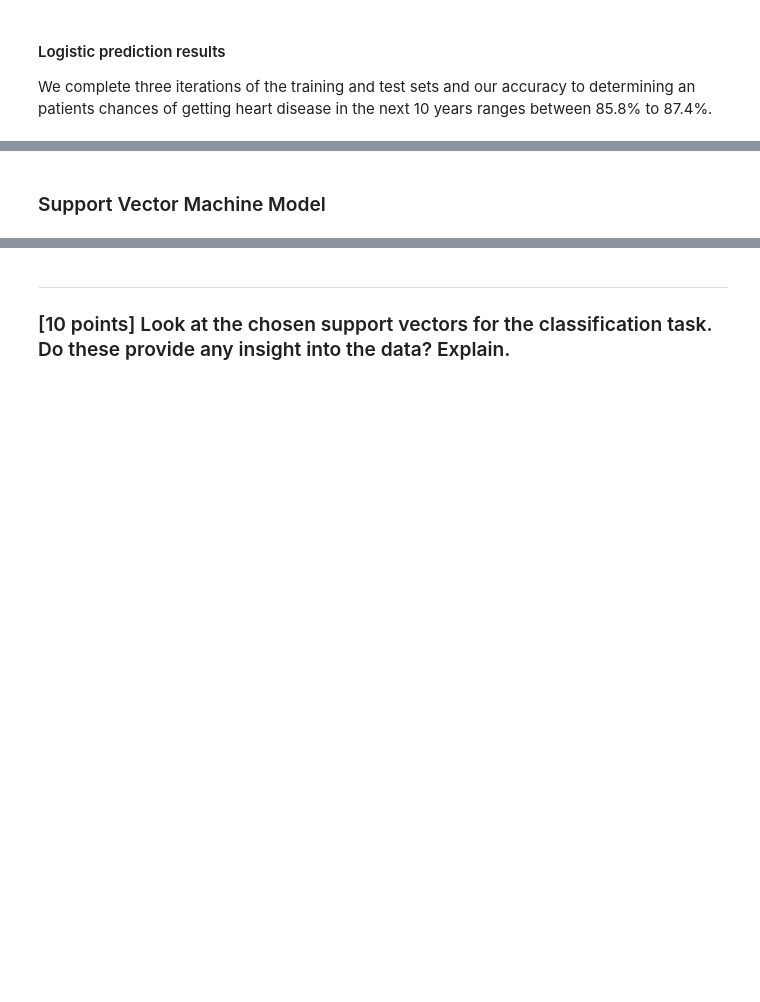
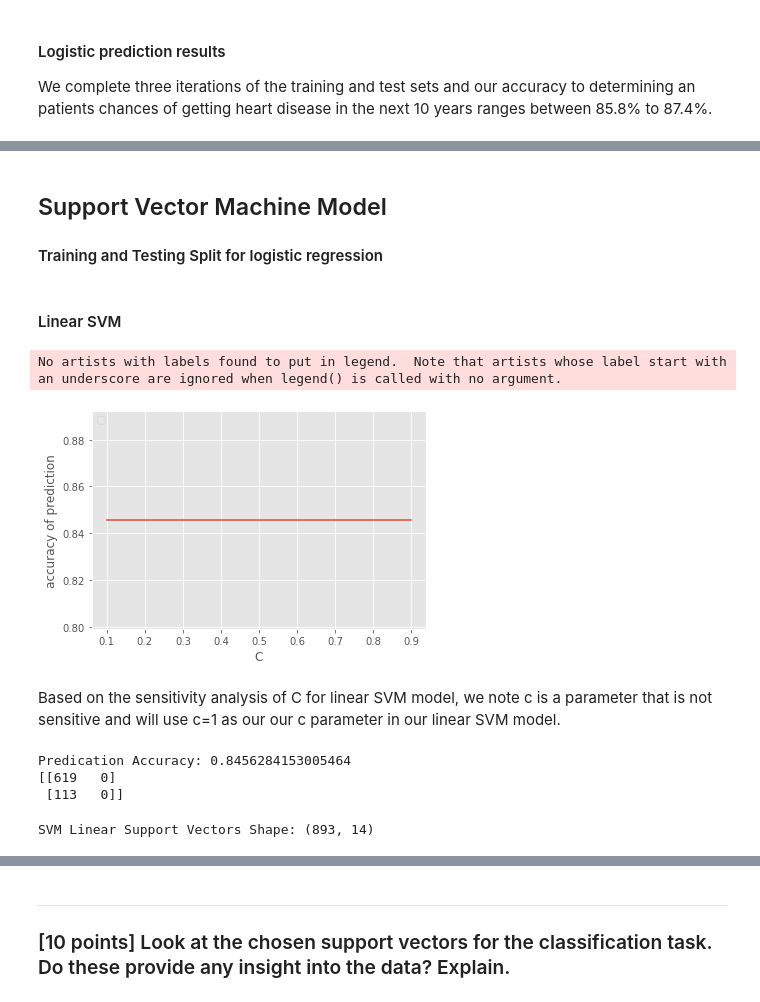
Before and after one commit to dk28yip/MSDS7331, a Jupyter notebook: MiniLab.ipynb, the cells around one changed output, grey strips where cells are left out. Drawn from its saved outputs; the diff is of its cells as text; code cells hidden in the pictures; blank space fills up the shorter version.

```diff
--- a/MiniLab.ipynb
+++ b/MiniLab.ipynb
@@ -250,5 +340,7 @@ We complete three iterations of the training and test sets and our accuracy to d
 # %% [markdown]
-### Support Vector Machine Model
+## Support Vector Machine Model
+
+#### Training and Testing Split for logistic regression
 # %%
 for train_indices, test_indices in cv_object.split(X,y):
 
@@ -260,3 +352,45 @@ for train_indices, test_indices in cv_object.split(X,y):
 
 X_train_scaled = scl_obj.transform(X_train) # apply to training
 X_test_scaled = scl_obj.transform(X_test)
+# %% [markdown]
+#### Linear SVM
+# %%
+# check how C changes with accruacy prediction for the linear SVM
+accuracy, params = [], []
+for c in np.arange(1, 10):
+    svm_clf_linear = SVC(kernel = 'linear', C= 0.1*c)
+    svm_clf_linear.fit(X_train_scaled,y_train)
+    y_hat = svm_clf_linear.predict(X_test_scaled)
+
+    accuracy.append(accuracy_score(y_test, y_hat))
+    params.append(0.1*c)
+accuracy = np.array(accuracy)
+plt.plot(params, accuracy)
+plt.ylabel('accuracy of prediction')
+plt.xlabel('C')
+plt.legend(loc='upper left')
+#plt.xscale('log')
+plt.show()
+# %% [output]
+No artists with labels found to put in legend.  Note that artists whose label start with an underscore are ignored when legend() is called with no argument.
+[figure, added]
+# %% [markdown]
+Based on the sensitivity analysis of C for linear SVM model, we note c is a parameter that is not sensitive and will use c=1 as our our c parameter in our linear SVM model.
+# %%
+svm_clf_linear = SVC(kernel = 'linear', C= 1)
+svm_clf_linear.fit(X_train,y_train)
+y_hat =svm_clf_linear.predict(X_test)
+
+acc = mt.accuracy_score(y_test,y_hat)
+conf = mt.confusion_matrix(y_test,y_hat)
+print('Predication Accuracy:', acc )
+print(conf)
+# %% [output]
+Predication Accuracy: 0.8456284153005464
+[[619   0]
+ [113   0]]
+# %%
+#print the support vector shape for the linear SVM
+print('SVM Linear Support Vectors Shape:',svm_clf_linear.support_vectors_.shape)
+# %% [output]
+SVM Linear Support Vectors Shape: (893, 14)
```
Also changed, not shown: parts of 16 cells of this notebook.
